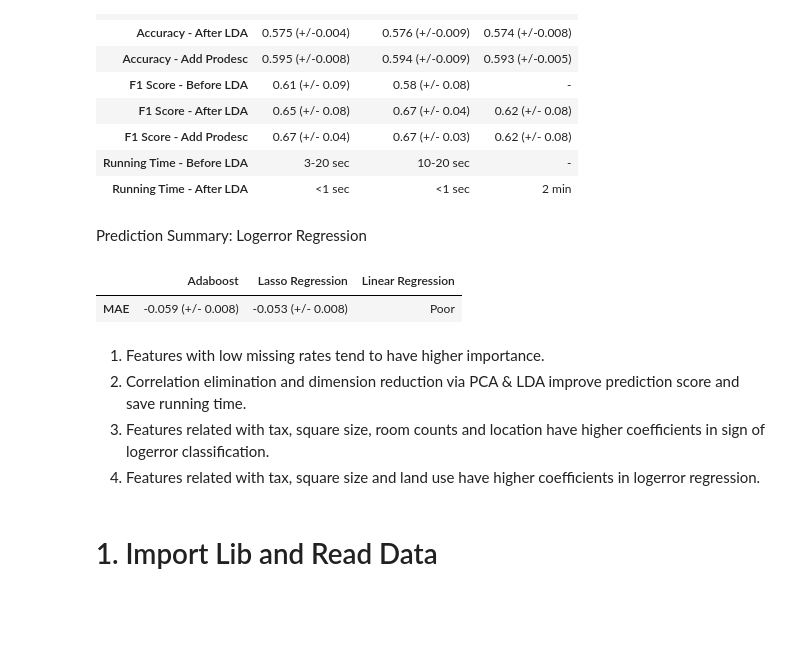
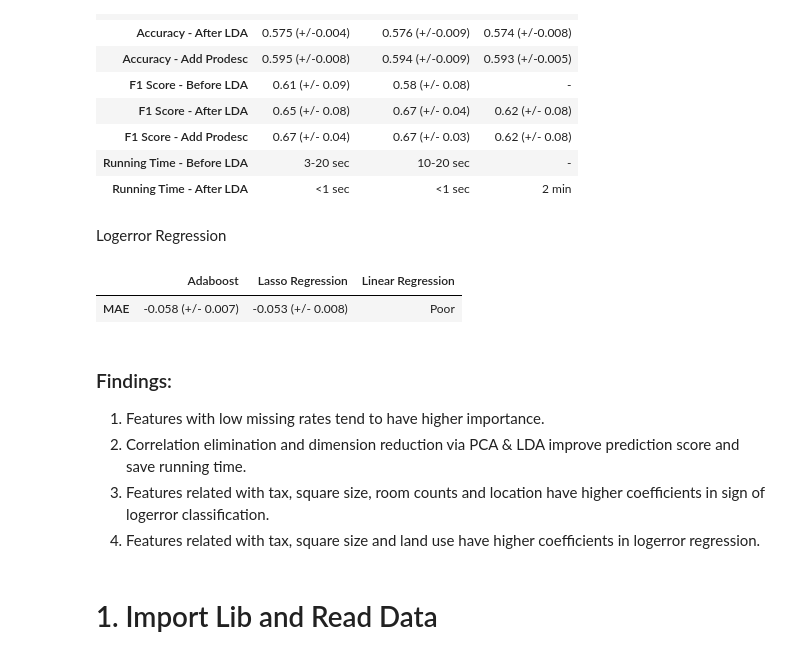
Before and after one commit to WangQiuc/Zillow, a Jupyter notebook: Zillow_Group1.ipynb, the cells around one changed output. Cells and saved outputs as stored; diff of their text form; code cells hidden in the pictures; blank space fills up the shorter version.

```diff
--- a/Zillow_Group1.ipynb
+++ b/Zillow_Group1.ipynb
@@ -24,18 +28,19 @@ result
 | F1 Score - Add Prodesc | 0.67 (+/- 0.04) | 0.67 (+/- 0.03) | 0.62 (+/- 0.08) |
 | Running Time - Before LDA | 3-20 sec | 10-20 sec | - |
 | Running Time - After LDA | <1 sec | <1 sec | 2 min |
-# %% [markdown]
-Prediction Summary: Logerror Regression
+# %% [markdown]
+Logerror Regression
 # %%
 result = pd.DataFrame({'Linear Regression': ['Poor'],
                        'Lasso Regression': ['-0.053 (+/- 0.008)'],
-                       'Adaboost': ['-0.059 (+/- 0.008)']},
+                       'Adaboost': ['-0.058 (+/- 0.007)']},
                       index = ['MAE'])
 result
 # %% [output]
 |  | Adaboost | Lasso Regression | Linear Regression |
-| MAE | -0.059 (+/- 0.008) | -0.053 (+/- 0.008) | Poor |
+| MAE | -0.058 (+/- 0.007) | -0.053 (+/- 0.008) | Poor |
 # %% [markdown]
+### Findings:
 1. Features with low missing rates tend to have higher importance.
 2. Correlation elimination and dimension reduction via PCA & LDA improve prediction score and save running time.
 3. Features related with tax, square size, room counts and location have higher coefficients in sign of logerror classification.
```
Also changed, not shown: parts of 6 cells of this notebook.
